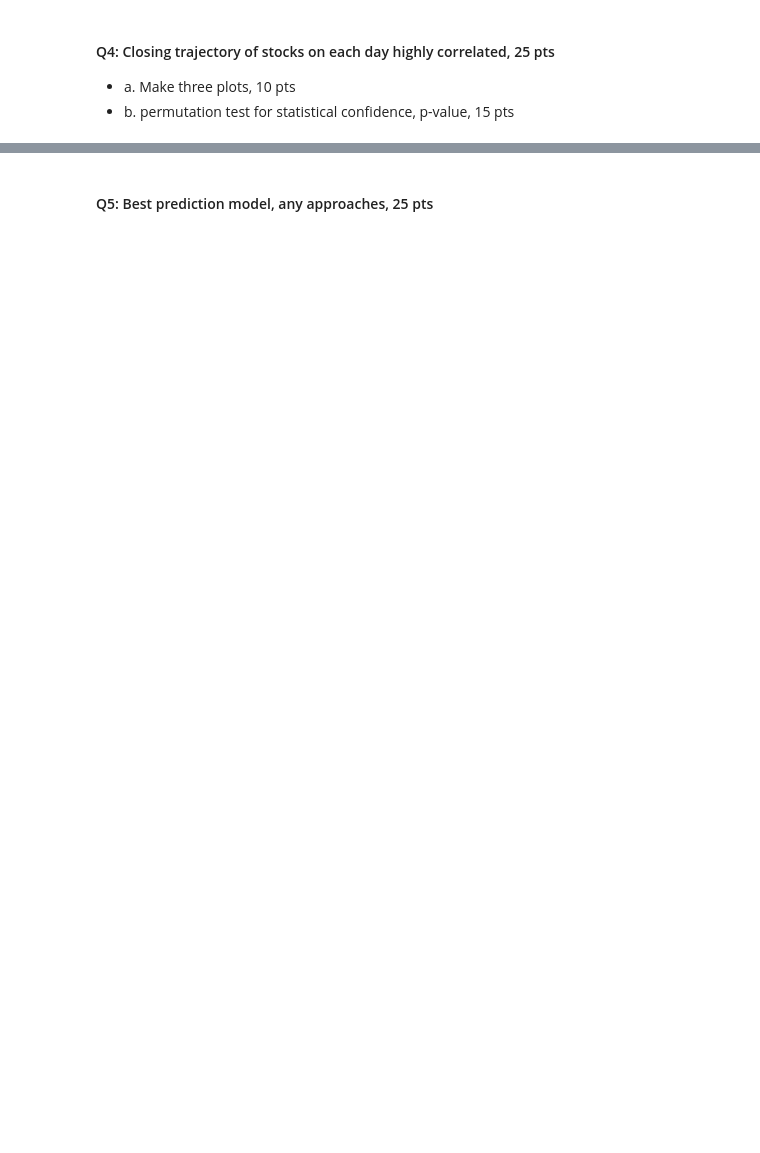
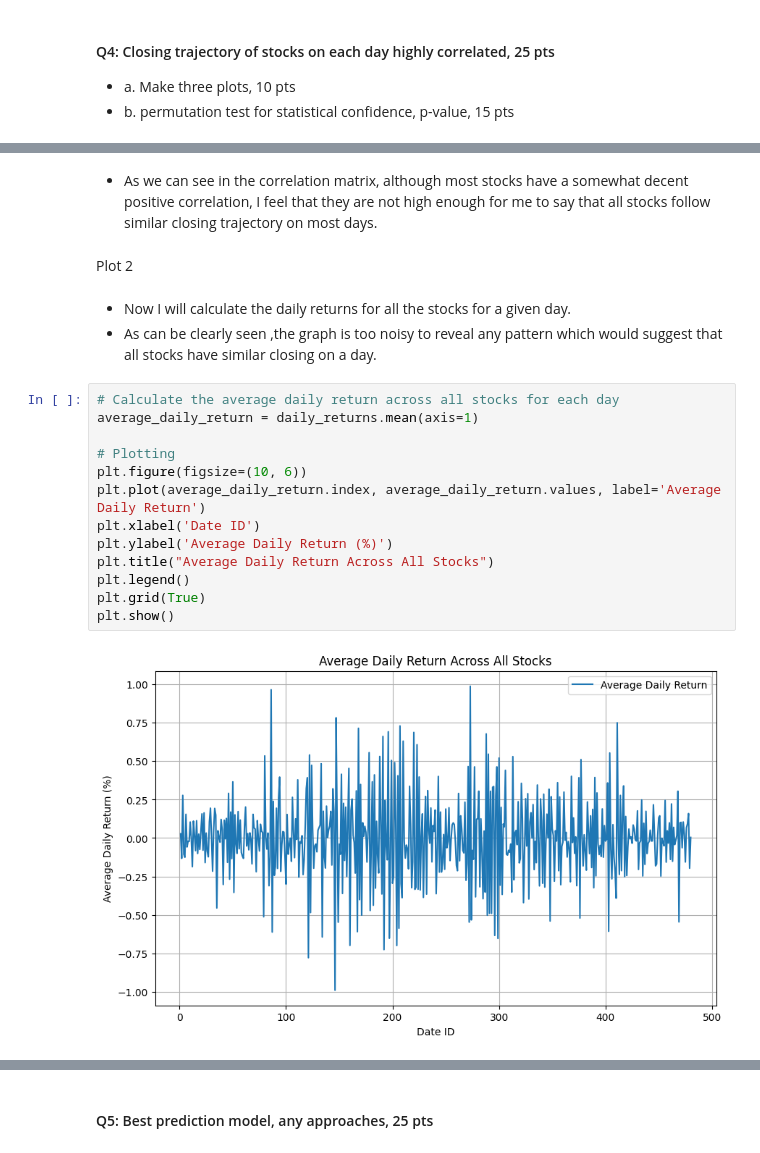
Before and after one commit to PrathameshBagal/Projects, a Jupyter notebook: cse519_hw3_Bagal_Prathamesh_115612879.ipynb, the cells around one changed output, grey strips where cells are left out. Saved outputs shown, nothing was run; the diff lists cells and outputs as text; blank space fills up the shorter version.

```diff
--- a/cse519_hw3_Bagal_Prathamesh_115612879.ipynb
+++ b/cse519_hw3_Bagal_Prathamesh_115612879.ipynb
@@ -668,0 +665,22 @@ plt.show()
+# %% [markdown]
+* As we can see in the correlation matrix, although most stocks have a somewhat decent positive correlation, I feel that they are not high enough for me to say that all stocks follow similar closing trajectory on most days.
+# %% [markdown]
+Plot 2
+# %% [markdown]
+* Now I will calculate the daily returns for all the stocks for a given day.
+* As can be clearly seen ,the graph is too noisy to reveal any pattern which would suggest that all stocks have similar closing on a day.
+# %%
+# Calculate the average daily return across all stocks for each day
+average_daily_return = daily_returns.mean(axis=1)
+
+# Plotting
+plt.figure(figsize=(10, 6))
+plt.plot(average_daily_return.index, average_daily_return.values, label='Average Daily Return')
+plt.xlabel('Date ID')
+plt.ylabel('Average Daily Return (%)')
+plt.title("Average Daily Return Across All Stocks")
+plt.legend()
+plt.grid(True)
+plt.show()
+# %% [output]
+[figure, added]
```
Also changed, not shown: parts of 18 cells of this notebook.
